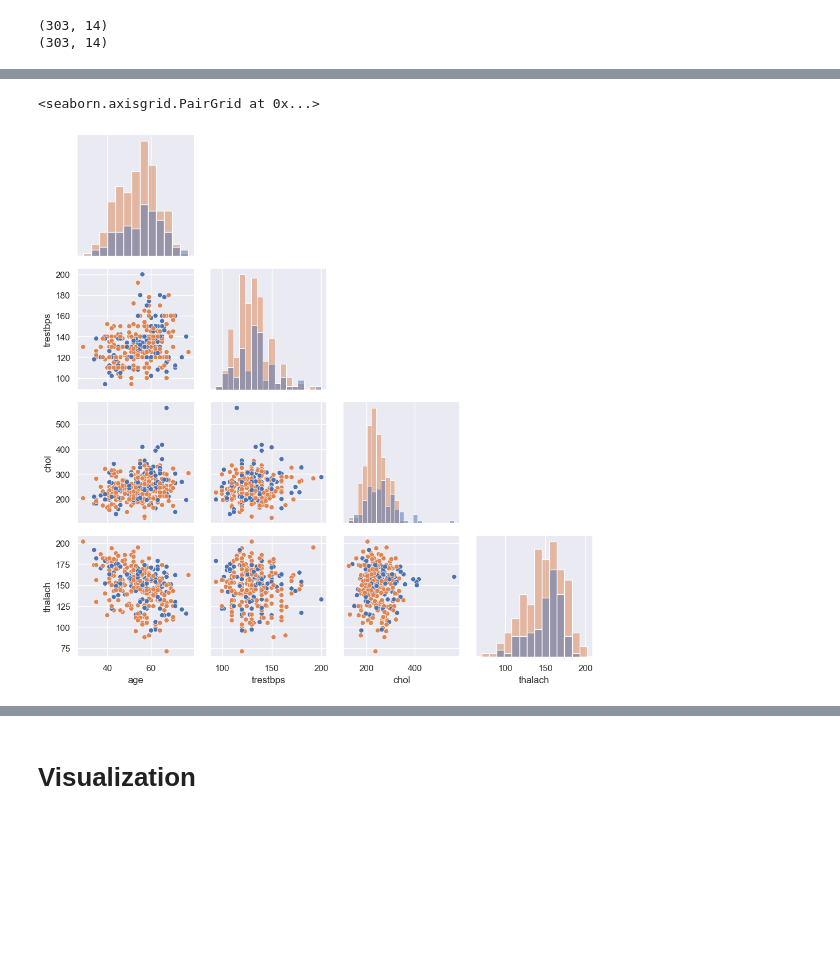
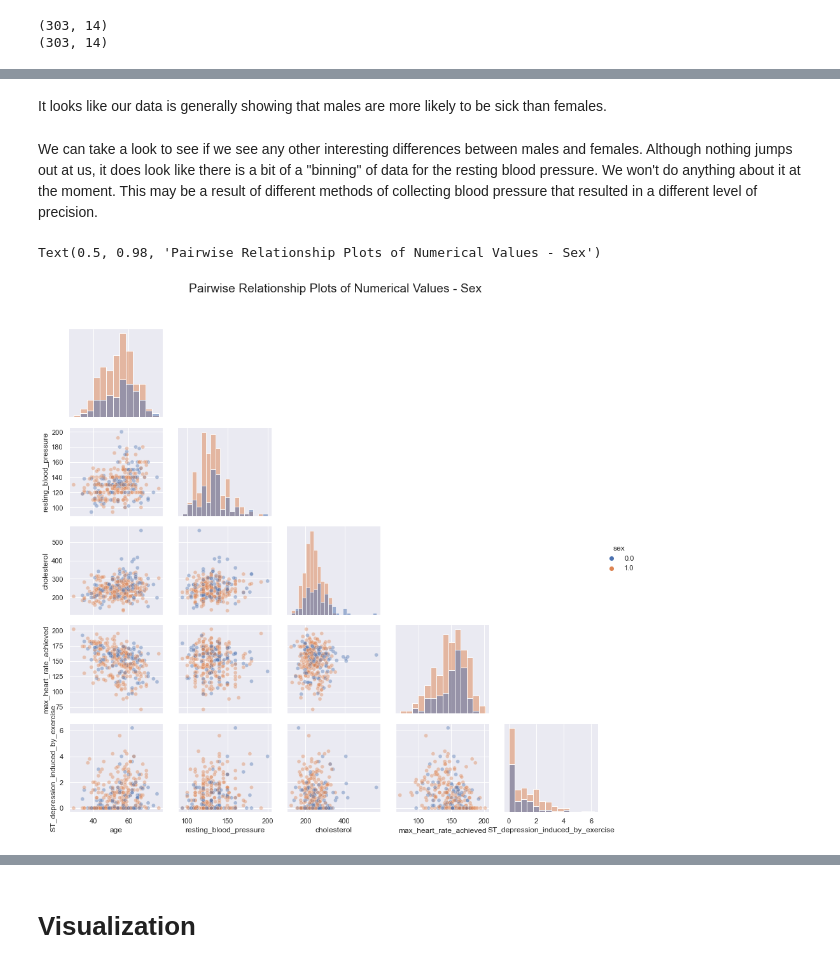
Before and after one commit to abroniewski/Heart-Disease-Machine-Learning-Exploration, a Jupyter notebook: src/HDD-pre-processing.ipynb, the cells around one changed output, grey strips where cells are left out. Cells and saved outputs as stored; diff of their text form; code cells hidden in the pictures; blank space fills up the shorter version.

Commit message:
Additional categorical visualizations completed.

```diff
--- a/src/HDD-pre-processing.ipynb
+++ b/src/HDD-pre-processing.ipynb
@@ -58,9 +59,10 @@ profile = pp.ProfileReport(hd, title="Profile Report of Heart Disease Dataset")
 # profile.to_file("../data/processed/hd_data_profile.html")
 # %%
-objectAttributesKey = ["sex", "cp", "fbs", "restecg", "exang", "slope", "ca", "thal", "oldpeak", "target"]
+
+objectAttributesKey = ["sex", "chest_pain_type", "fasting_blood_sugar", "resting_electrocardiographic", "exercise_induced_angina", "peak_exercise_st_slope", "major_vessels_count", "thalassemia", "exercise_induced_st_depression", "target"]
 objectAttributes = {i: "object" for i in objectAttributesKey}
 
-integerAttributesKey = ["age", "trestbps", "chol", "thalach"]
+integerAttributesKey = ["age", "resting_blood_pressure", "cholesterol", "max_heart_rate_achieved", "ST_depression_induced_by_exercise"]
 integerAttributes = {i: "float" for i in integerAttributesKey}
 
 attributeTypes = objectAttributes | integerAttributes
@@ -85,0 +76,8 @@ dtype: object
+# %%
+hd["target"] = hd["target"].replace([0,1,2,3,4],["Healthy", "Sick","Sick","Sick", "Sick"])
+
+# hd.loc[hd.target == "2"] = "Sick"
+# hd.loc[hd.target == "3"] = "Sick"
+# hd.loc[hd.target == "4"] = "Sick"
+# hd.loc[hd.target == "1"] = "Healthy"
+# hd['target'].value_counts()
@@ -138,0 +153,16 @@ ax = sns.boxplot(x="target", y="thalach", data=hd, orient="v", palette="Set3")
+# %%
+sns.set(rc = {'figure.figsize':(5,5)})
+sns.set_context(rc={"font.size":16,"axes.titlesize":18,"axes.labelsize":16})
+for i in integerAttributesKey:
+    plt.figure(i)
+    sns.boxplot(x="target", y=i, data=hd, orient="v", palette="Set3", flierprops = dict(marker="x", markersize = 4))
+    plt.suptitle(f"Boxplot of {i} vs Target")
+
+    # Print IQR and ceiling floor values
+    Q1 = hd[i].quantile(0.25)
+    Q3 = hd[i].quantile(0.75)
+    IQR = Q3 - Q1
+    low_outliers = Q1 - 1.5 * IQR
+    upper_outliers = Q3 + 1.5 * IQR
+    number_of_outliers = hd[i][(hd[i] < low_outliers) | (hd[i] > upper_outliers)].count()
+    print(f'{i} lower and upper 1.5*IQR and values outside this range is: \n lower: {low_outliers}\tupper: {upper_outliers} \nvalue count: {number_of_outliers}')
@@ -138,0 +207,8 @@ ax = sns.boxplot(x="target", y="thalach", data=hd, orient="v", palette="Set3")
+# %%
+sns.set_context(rc={"font.size":16,"axes.titlesize":12,"axes.labelsize":12})
+pairwise_viz = sns.PairGrid(hd, vars=integerAttributesKey, hue="target", diag_sharey=False, corner=True)
+pairwise_viz.map_lower(sns.scatterplot, alpha=0.4)
+pairwise_viz.map_diag(sns.histplot)
+pairwise_viz.add_legend()
+pairwise_viz.fig.subplots_adjust(top=0.9)
+pairwise_viz.fig.suptitle("Pairwise Relationship Plots of Numerical Values - Target")
@@ -139,8 +237,16 @@ ax = sns.boxplot(x="target", y="thalach", data=hd, orient="v", palette="Set3")
+# %% [markdown]
+It looks like our data is generally showing that males are more likely to be sick than females.
+# %% [markdown]
+
+We can take a look to see if we see any other interesting differences between males and females.
+Although nothing jumps out at us, it does look like there is a bit of a "binning" of data for the resting blood pressure. We won't do anything about it at the moment. This may be a result of different methods of collecting blood pressure that resulted in a different level of precision.
 # %%
 pairwise_viz = sns.PairGrid(hd, vars=integerAttributesKey, hue="sex", diag_sharey=False, corner=True)
-pairwise_viz.map_lower(sns.scatterplot)
+pairwise_viz.map_lower(sns.scatterplot, alpha=0.4)
 pairwise_viz.map_diag(sns.histplot)
-# pairwise_viz.map_offdiag(sns.scatterplot)
+pairwise_viz.add_legend()
+pairwise_viz.fig.subplots_adjust(top=0.9)
+pairwise_viz.fig.suptitle("Pairwise Relationship Plots of Numerical Values - Sex")
 # %% [output]
-<seaborn.axisgrid.PairGrid at 0x...>
+Text(0.5, 0.98, 'Pairwise Relationship Plots of Numerical Values - Sex')
-[figure, old version]
+[figure, new version]
```
Also changed, not shown: parts of 33 cells of this notebook, 3 other files.
